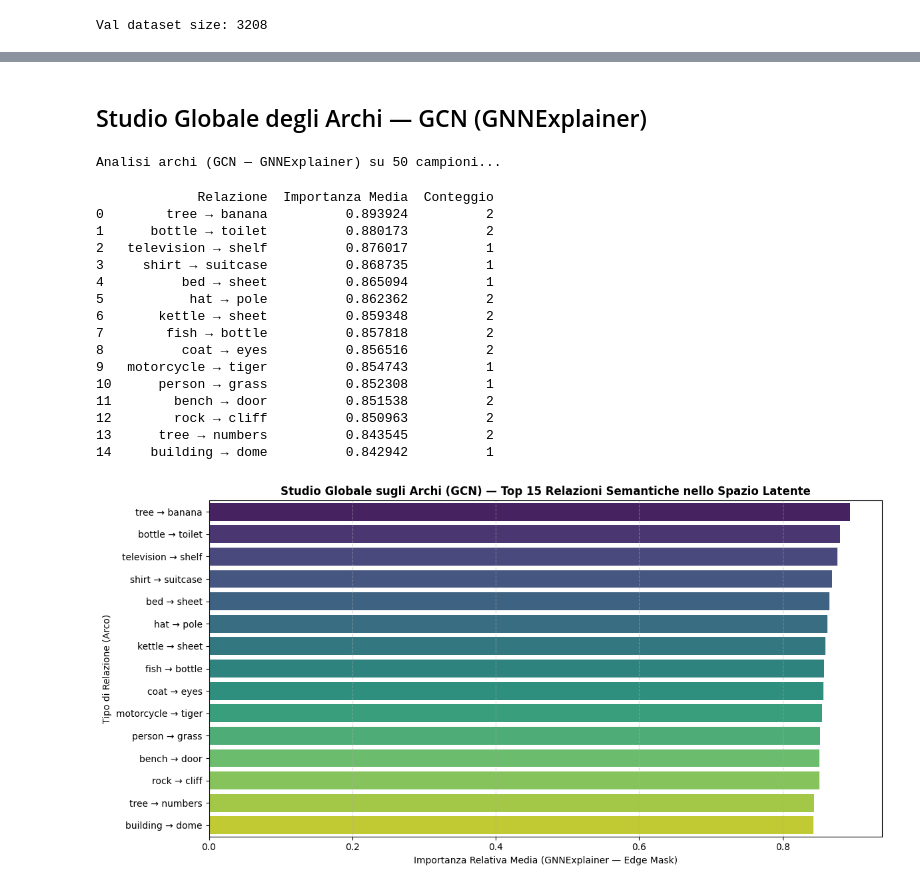
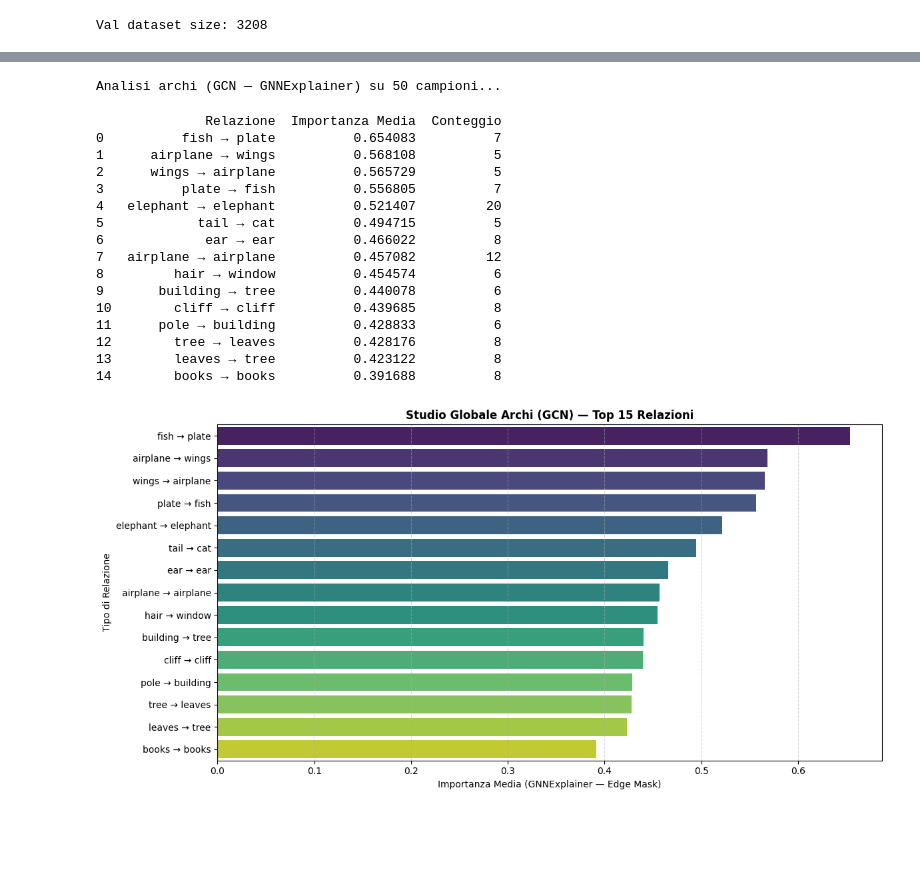
Before and after one commit to LenionK/dl26-projects, a Jupyter notebook: notebooks/GraphGradCAM.ipynb, the cells around one changed output, grey strips where cells are left out. Cells and saved outputs as stored; diff of their text form; code cells hidden in the pictures; blank space fills up the shorter version.

```diff
--- a/notebooks/GraphGradCAM.ipynb
+++ b/notebooks/GraphGradCAM.ipynb
@@ -182,21 +99,0 @@ cam_gine = GraphGradCAM(
-# %%
-
-try:
-    for idx in sample_indices:
-        plot_gradcam_comparison(
-            idx=int(idx),
-            df_val=df_val,
-            image_dir=IMAGE_DIR,
-            idx2label=idx2label,
-            val_dataset_gcn=val_dataset_gcn,
-            val_dataset_gine=val_dataset_gine,
-            node_vocab_gcn=node_vocab_gcn,
-            node_vocab_gine=node_vocab_gine,
-            cam_gcn=cam_gcn,
-            cam_gine=cam_gine,
-            device=device,
-            topk=8
-        )
-finally:
-    cam_gcn.remove_hooks()   # o metodo equivalente
-    cam_gine.remove_hooks()
@@ -242,31 +233,32 @@ Analisi archi (GINE — GNNExplainer) su 50 campioni...
-# %% [markdown]
-## Studio Globale degli Archi — GCN (GNNExplainer)
 # %%
+# Nel tuo Notebook, modifica la cella del punto 3 così:
 df_edges_gcn = analyze_global_edge_importance_gcn(
     dataset_gcn=val_dataset_gcn,
     model_gcn=gcn_model,
     node_vocab_gcn=node_vocab_gcn,
     device=device,
     num_samples=50,
+    min_count=5       # <--- Filtra le relazioni che appaiono meno di 5 volte su 50 grafi
 )
+
 print(df_edges_gcn.head(15))
 plot_global_edge_study(df_edges_gcn, topk=15, model_name="GCN")
 # %% [output]
 Analisi archi (GCN — GNNExplainer) su 50 campioni...
-             Relazione  Importanza Media  Conteggio
-0        tree → banana          0.893924          2
-1      bottle → toilet          0.880173          2
-2   television → shelf          0.876017          1
-3     shirt → suitcase          0.868735          1
-4          bed → sheet          0.865094          1
-5           hat → pole          0.862362          2
-6       kettle → sheet          0.859348          2
-7        fish → bottle          0.857818          2
-8          coat → eyes          0.856516          2
-9   motorcycle → tiger          0.854743          1
-10      person → grass          0.852308          1
-11        bench → door          0.851538          2
-12        rock → cliff          0.850963          2
-13      tree → numbers          0.843545          2
-14     building → dome          0.842942          1
+              Relazione  Importanza Media  Conteggio
+0          fish → plate          0.654083          7
+1      airplane → wings          0.568108          5
+2      wings → airplane          0.565729          5
+3          plate → fish          0.556805          7
+4   elephant → elephant          0.521407         20
+5            tail → cat          0.494715          5
+6             ear → ear          0.466022          8
+7   airplane → airplane          0.457082         12
+8         hair → window          0.454574          6
+9       building → tree          0.440078          6
+10        cliff → cliff          0.439685          8
+11      pole → building          0.428833          6
+12        tree → leaves          0.428176          8
+13        leaves → tree          0.423122          8
+14        books → books          0.391688          8
-[figure, old version]
+[figure, new version]
```
Also changed, not shown: parts of 26 cells of this notebook, 1 other file.
